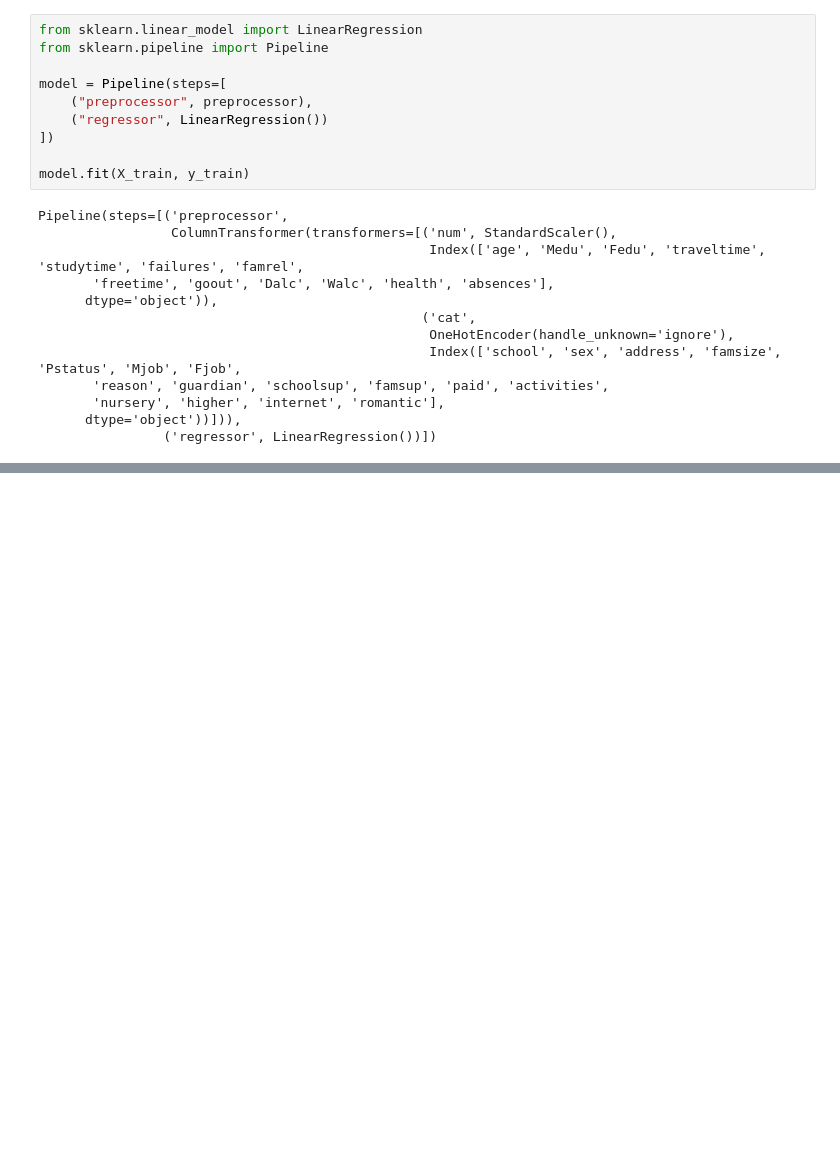
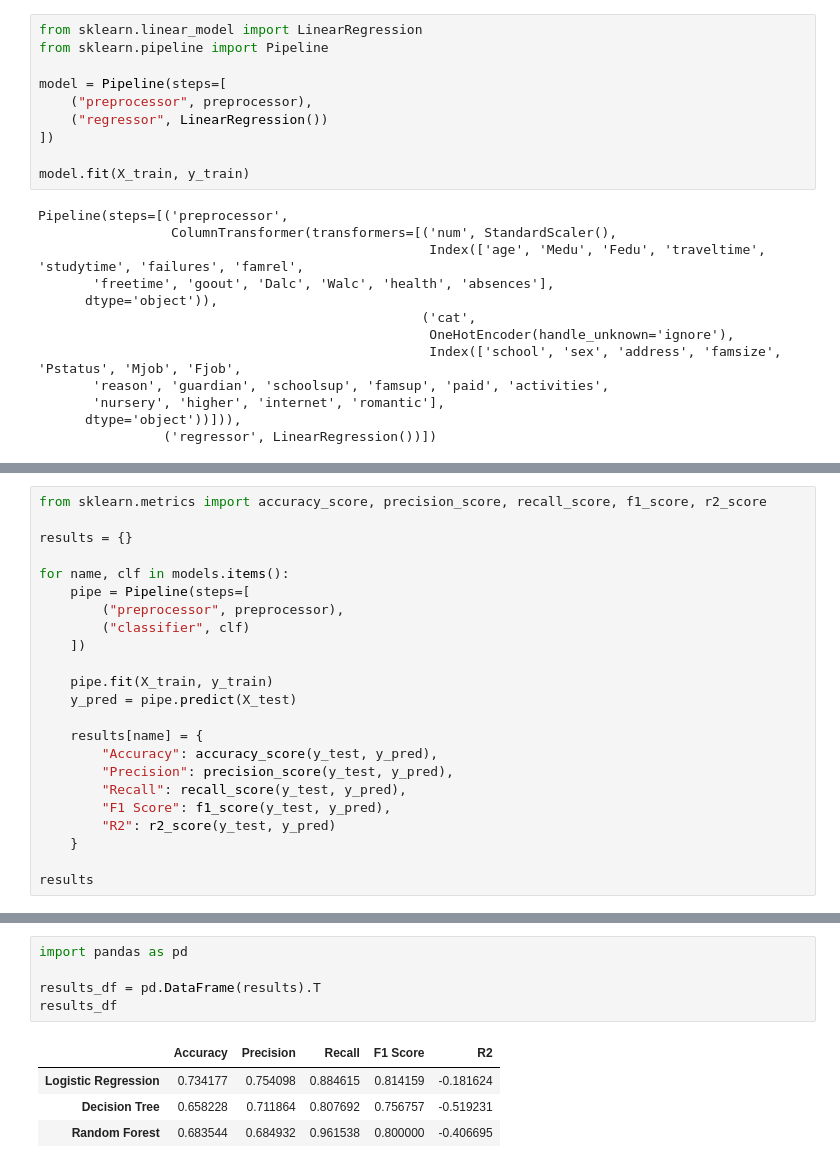
Before and after one commit to sanmati2005/ml-student-performance, a Jupyter notebook: notebook/eda.ipynb, the cells around one changed output, grey strips where cells are left out. Drawn from its saved outputs; the diff is of its cells as text; blank space fills up the shorter version.

```diff
--- a/notebook/eda.ipynb
+++ b/notebook/eda.ipynb
@@ -169,0 +314,23 @@ NameError: name 'mean_squared' is not defined
+# %%
+from sklearn.metrics import accuracy_score, precision_score, recall_score, f1_score, r2_score
+
+results = {}
+
+for name, clf in models.items():
+    pipe = Pipeline(steps=[
+        ("preprocessor", preprocessor),
+        ("classifier", clf)
+    ])
+
+    pipe.fit(X_train, y_train)
+    y_pred = pipe.predict(X_test)
+
+    results[name] = {
+        "Accuracy": accuracy_score(y_test, y_pred),
+        "Precision": precision_score(y_test, y_pred),
+        "Recall": recall_score(y_test, y_pred),
+        "F1 Score": f1_score(y_test, y_pred),
+        "R2": r2_score(y_test, y_pred)
+    }
+
+results
@@ -169,0 +353,10 @@ NameError: name 'mean_squared' is not defined
+# %%
+import pandas as pd
+
+results_df = pd.DataFrame(results).T
+results_df
+# %% [output]
+|  | Accuracy | Precision | Recall | F1 Score | R2 |
+| Logistic Regression | 0.734177 | 0.754098 | 0.884615 | 0.814159 | -0.181624 |
+| Decision Tree | 0.658228 | 0.711864 | 0.807692 | 0.756757 | -0.519231 |
+| Random Forest | 0.683544 | 0.684932 | 0.961538 | 0.800000 | -0.406695 |
```
Also changed, not shown: parts of 14 cells of this notebook.
